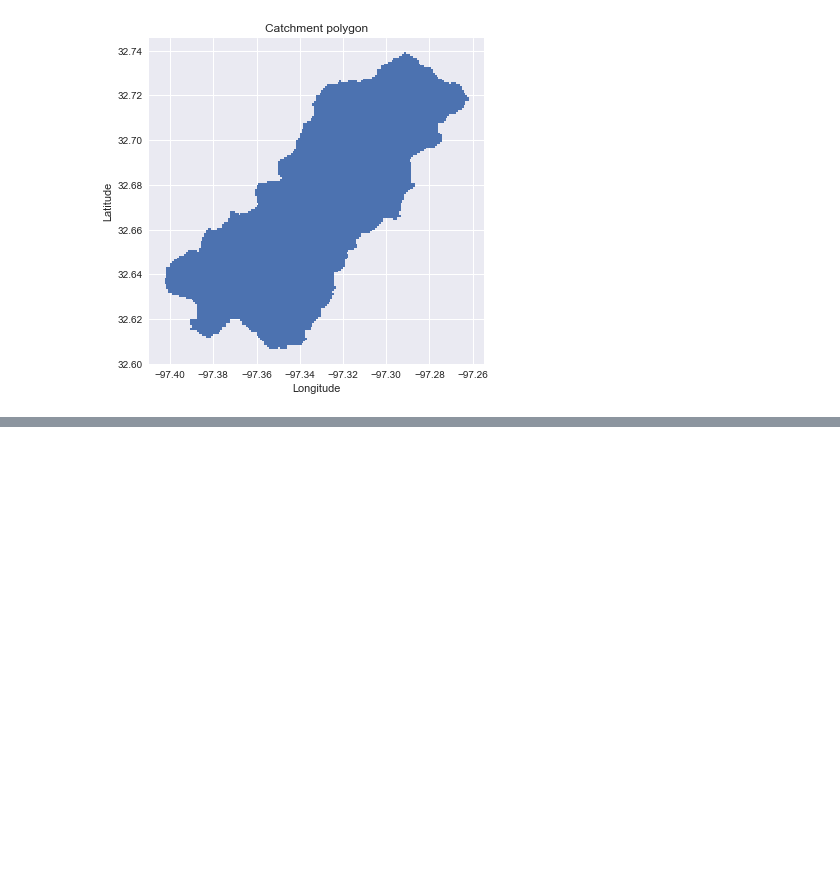
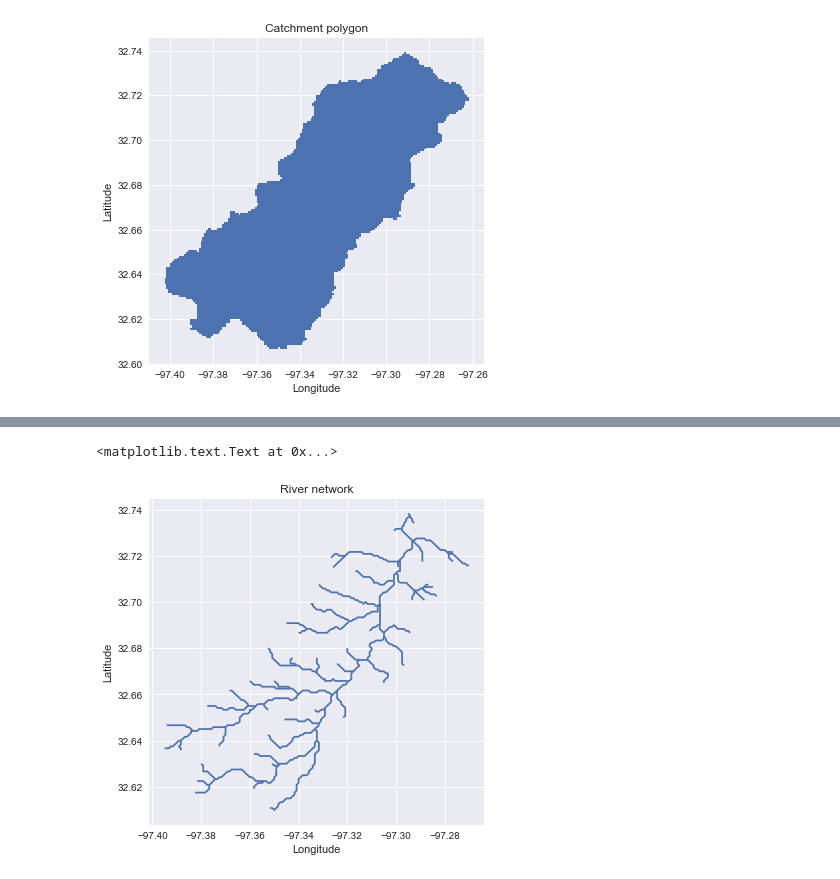
Before and after one commit to mdbartos/pysheds, a Jupyter notebook: recipes/write_shapefile.ipynb, the cells around one changed output, grey strips where cells are left out. Saved outputs shown, nothing was run; the diff lists cells and outputs as text; code cells hidden in the pictures; blank space fills up the shorter version.

Commit message:
Add river network to shapefiles example

```diff
--- a/recipes/write_shapefile.ipynb
+++ b/recipes/write_shapefile.ipynb
@@ -88,0 +115,2 @@ plt.title('Catchment polygon')
+# %%
+shp = gpd.read_file('rivers.shp')
@@ -88,0 +128,9 @@ plt.title('Catchment polygon')
+# %%
+fig, ax = plt.subplots(figsize=(6,6))
+shp.plot(ax=ax)
+plt.xlabel('Longitude')
+plt.ylabel('Latitude')
+plt.title('River network')
+# %% [output]
+<matplotlib.text.Text at 0x...>
+[figure, added]
```
Also changed, not shown: parts of 6 cells of this notebook.
